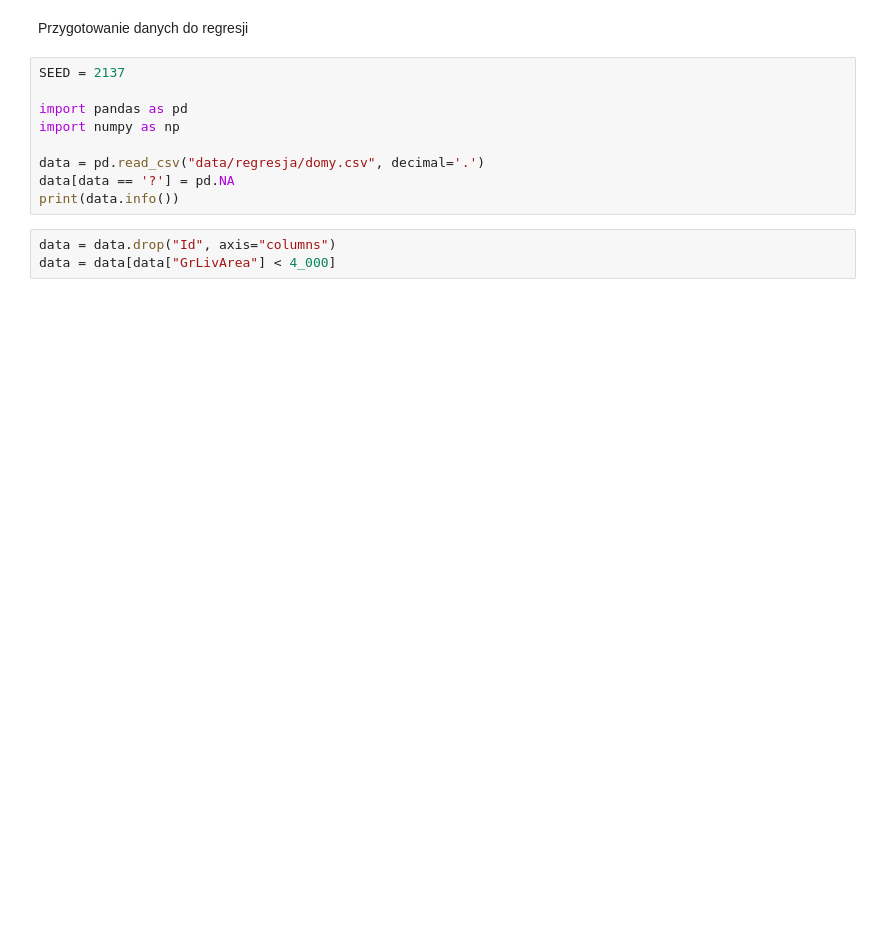
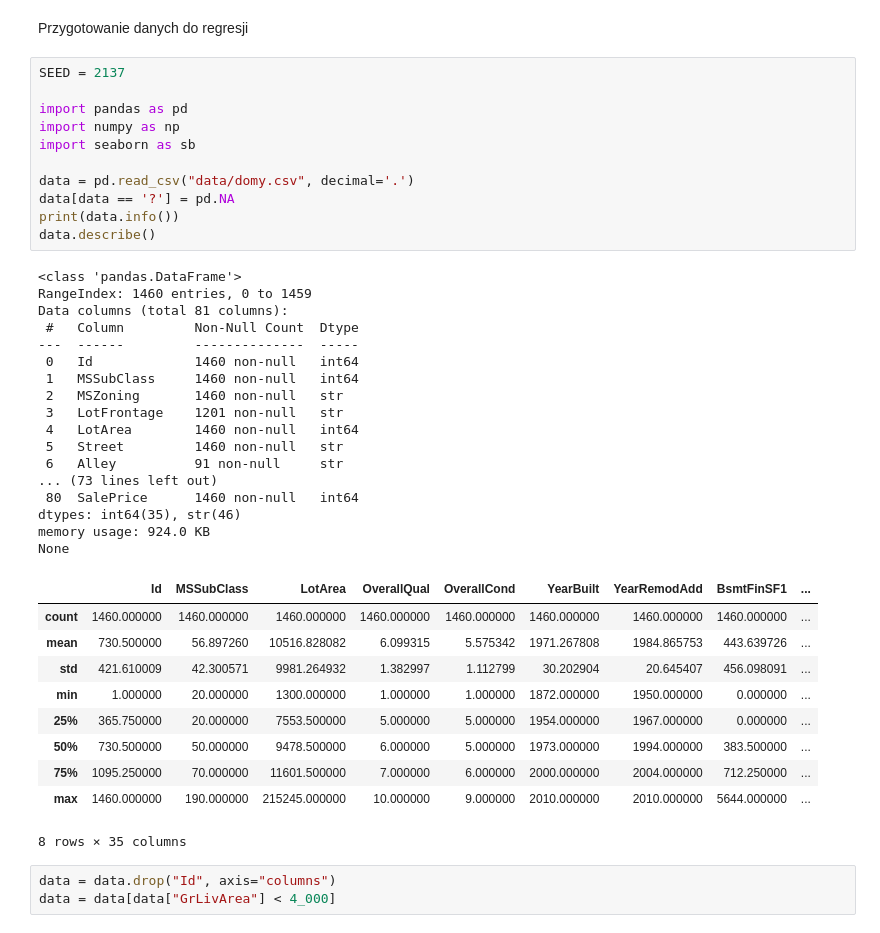
Before and after one commit to kamil7430/wdsi, a Jupyter notebook: regression/main.ipynb, the cells around one changed output. Drawn from its saved outputs; the diff is of its cells as text; blank space fills up the shorter version.

```diff
--- a/regression/main.ipynb
+++ b/regression/main.ipynb
@@ -3,12 +3,42 @@ Przygotowanie danych do regresji
 # %%
 SEED = 2137
 
 import pandas as pd
 import numpy as np
+import seaborn as sb
 
-data = pd.read_csv("data/regresja/domy.csv", decimal='.')
+data = pd.read_csv("data/domy.csv", decimal='.')
 data[data == '?'] = pd.NA
 print(data.info())
+data.describe()
+# %% [output]
+<class 'pandas.DataFrame'>
+RangeIndex: 1460 entries, 0 to 1459
+Data columns (total 81 columns):
+ #   Column         Non-Null Count  Dtype
+---  ------         --------------  -----
+ 0   Id             1460 non-null   int64
+ 1   MSSubClass     1460 non-null   int64
+ 2   MSZoning       1460 non-null   str
+ 3   LotFrontage    1201 non-null   str
+ 4   LotArea        1460 non-null   int64
+ 5   Street         1460 non-null   str
+ 6   Alley          91 non-null     str
+... (73 lines left out)
+ 80  SalePrice      1460 non-null   int64
+dtypes: int64(35), str(46)
+memory usage: 924.0 KB
+None
+|  | Id | MSSubClass | LotArea | OverallQual | OverallCond | YearBuilt | YearRemodAdd | BsmtFinSF1 | ... |
+| count | 1460.000000 | 1460.000000 | 1460.000000 | 1460.000000 | 1460.000000 | 1460.000000 | 1460.000000 | 1460.000000 | ... |
+| mean | 730.500000 | 56.897260 | 10516.828082 | 6.099315 | 5.575342 | 1971.267808 | 1984.865753 | 443.639726 | ... |
+| std | 421.610009 | 42.300571 | 9981.264932 | 1.382997 | 1.112799 | 30.202904 | 20.645407 | 456.098091 | ... |
+| min | 1.000000 | 20.000000 | 1300.000000 | 1.000000 | 1.000000 | 1872.000000 | 1950.000000 | 0.000000 | ... |
+| 25% | 365.750000 | 20.000000 | 7553.500000 | 5.000000 | 5.000000 | 1954.000000 | 1967.000000 | 0.000000 | ... |
+| 50% | 730.500000 | 50.000000 | 9478.500000 | 6.000000 | 5.000000 | 1973.000000 | 1994.000000 | 383.500000 | ... |
+| 75% | 1095.250000 | 70.000000 | 11601.500000 | 7.000000 | 6.000000 | 2000.000000 | 2004.000000 | 712.250000 | ... |
+| max | 1460.000000 | 190.000000 | 215245.000000 | 10.000000 | 9.000000 | 2010.000000 | 2010.000000 | 5644.000000 | ... |
+8 rows × 35 columns
 # %%
 data = data.drop("Id", axis="columns")
 data = data[data["GrLivArea"] < 4_000]
```
Also changed, not shown: parts of 10 cells of this notebook.
